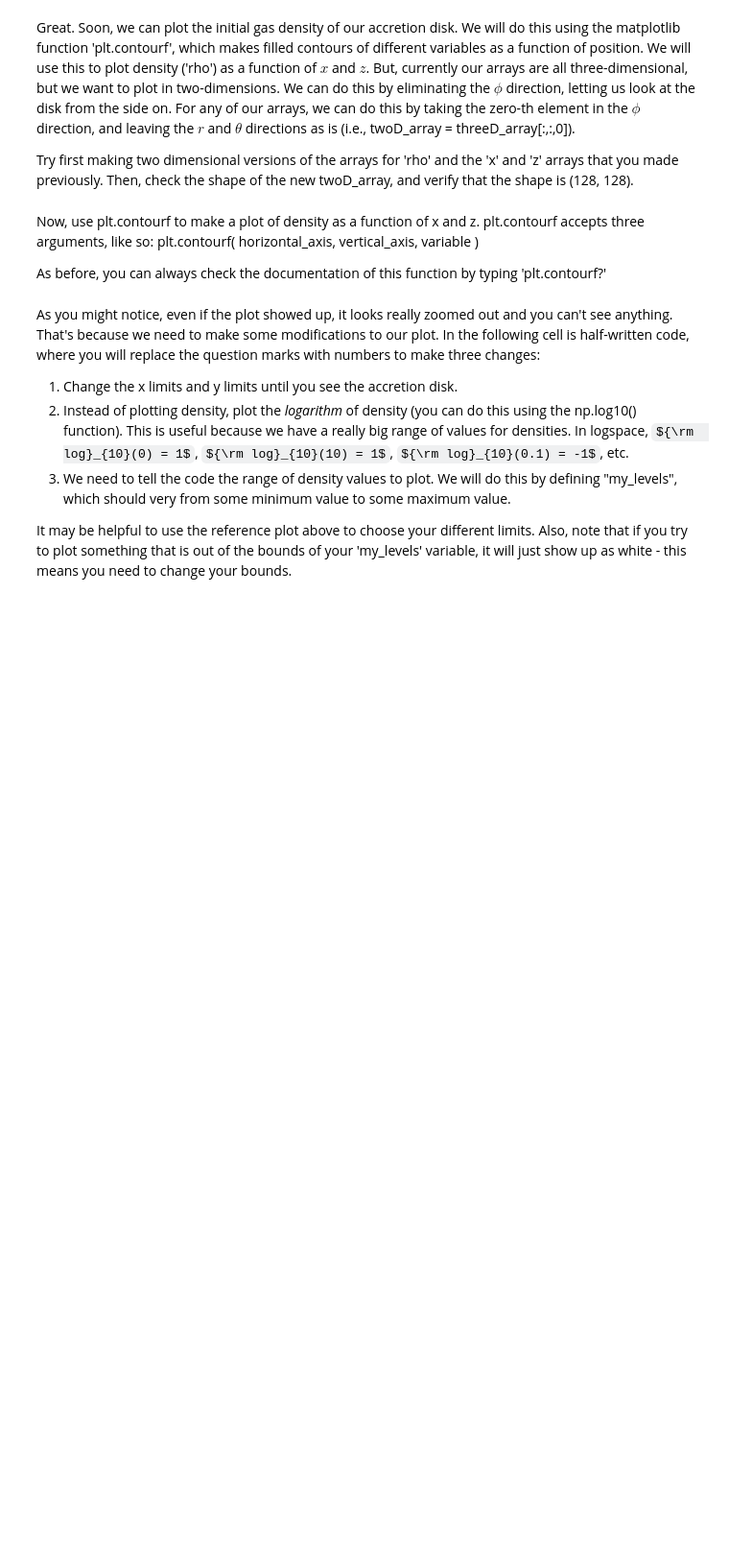
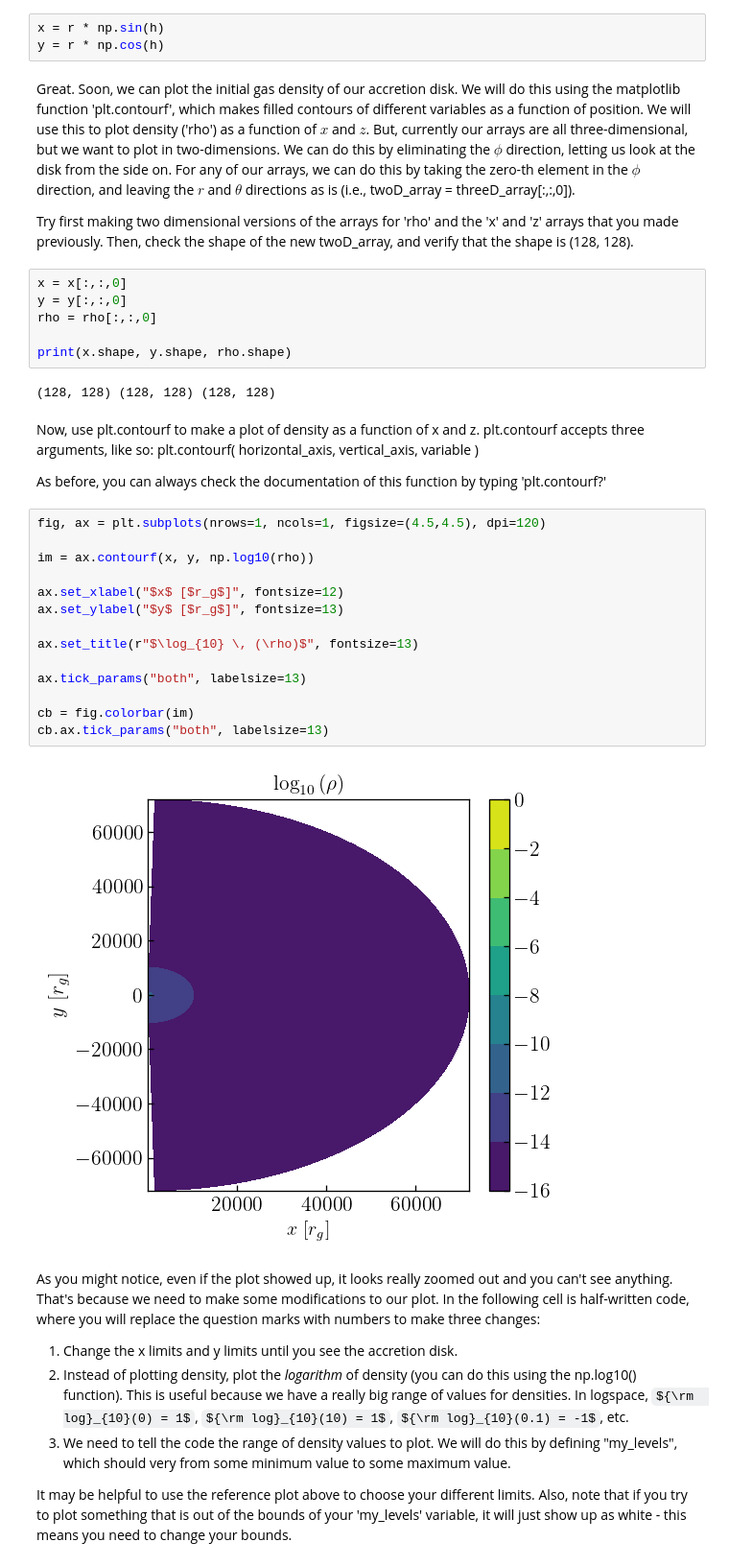
Before and after one commit to CIERA-Northwestern/REACHpy, a Jupyter notebook: Projects/ExtractingEnergyFromBlackHoles/ExtractingEnergyFromBlackHoles.ipynb, the cells around one changed output. Shown: that part at 96% size. Drawn from its saved outputs; the diff is of its cells as text; some formulas as TeX source; blank space fills up the shorter version.

```diff
--- a/Projects/ExtractingEnergyFromBlackHoles/ExtractingEnergyFromBlackHoles.ipynb
+++ b/Projects/ExtractingEnergyFromBlackHoles/ExtractingEnergyFromBlackHoles.ipynb
@@ -98,14 +153,41 @@ We want to measure the gas density as a function of position $x$ and $z$, but th
 #### $z = r{\rm cos}(\theta)$
 
 Here we are worrying only about the $x$ and $z$ directions here, because we are taking $\phi=0$. Use the arrays 'r' and 'h' to calculate new arrays for the x and z coordinates. (You can do this using the numpy functions np.cos() and np.sin() ).
+# %%
+x = r * np.sin(h)
+y = r * np.cos(h)
 # %% [markdown]
 Great. Soon, we can plot the initial gas density of our accretion disk. We will do this using the matplotlib function 'plt.contourf', which makes filled contours of different variables as a function of position. We will use this to plot density ('rho') as a function of $x$ and $z$. But, currently our arrays are all three-dimensional, but we want to plot in two-dimensions. We can do this by eliminating the $\phi$ direction, letting us look at the disk from the side on. For any of our arrays, we can do this by taking the zero-th element in the $\phi$ direction, and leaving the $r$ and $\theta$ directions as is (i.e., twoD_array = threeD_array[:,:,0]).
 
 Try first making two dimensional versions of the arrays for 'rho' and the 'x' and 'z' arrays that you made previously. Then, check the shape of the new twoD_array, and verify that the shape is (128, 128).
+# %%
+x = x[:,:,0]
+y = y[:,:,0]
+rho = rho[:,:,0]
+
+print(x.shape, y.shape, rho.shape)
+# %% [output]
+(128, 128) (128, 128) (128, 128)
 # %% [markdown]
 Now, use plt.contourf to make a plot of density as a function of x and z. plt.contourf accepts three arguments, like so: plt.contourf( horizontal_axis, vertical_axis, variable )
 
 As before, you can always check the documentation of this function by typing 'plt.contourf?'
+# %%
+fig, ax = plt.subplots(nrows=1, ncols=1, figsize=(4.5,4.5), dpi=120)
+
+im = ax.contourf(x, y, np.log10(rho))
+
+ax.set_xlabel("$x$ [$r_g$]", fontsize=12)
+ax.set_ylabel("$y$ [$r_g$]", fontsize=13)
+
+ax.set_title(r"$\log_{10} \, (\rho)$", fontsize=13)
+
+ax.tick_params("both", labelsize=13)
+
+cb = fig.colorbar(im)
+cb.ax.tick_params("both", labelsize=13)
+# %% [output]
+[figure, added]
 # %% [markdown]
 As you might notice, even if the plot showed up, it looks really zoomed out and you can't see anything. That's because we need to make some modifications to our plot. In the following cell is half-written code, where you will replace the question marks with numbers to make three changes:
 1. Change the x limits and y limits until you see the accretion disk.
```
Also changed, not shown: parts of 35 cells of this notebook.
